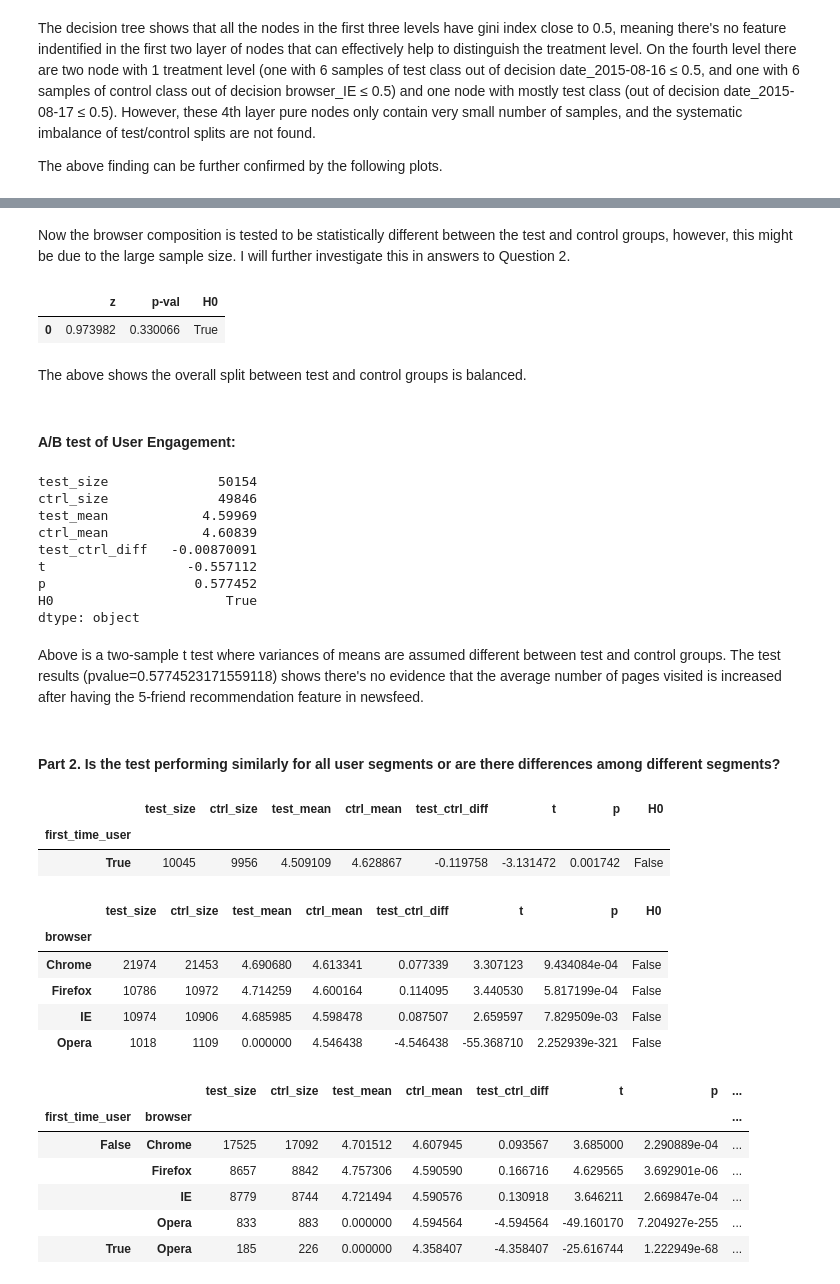
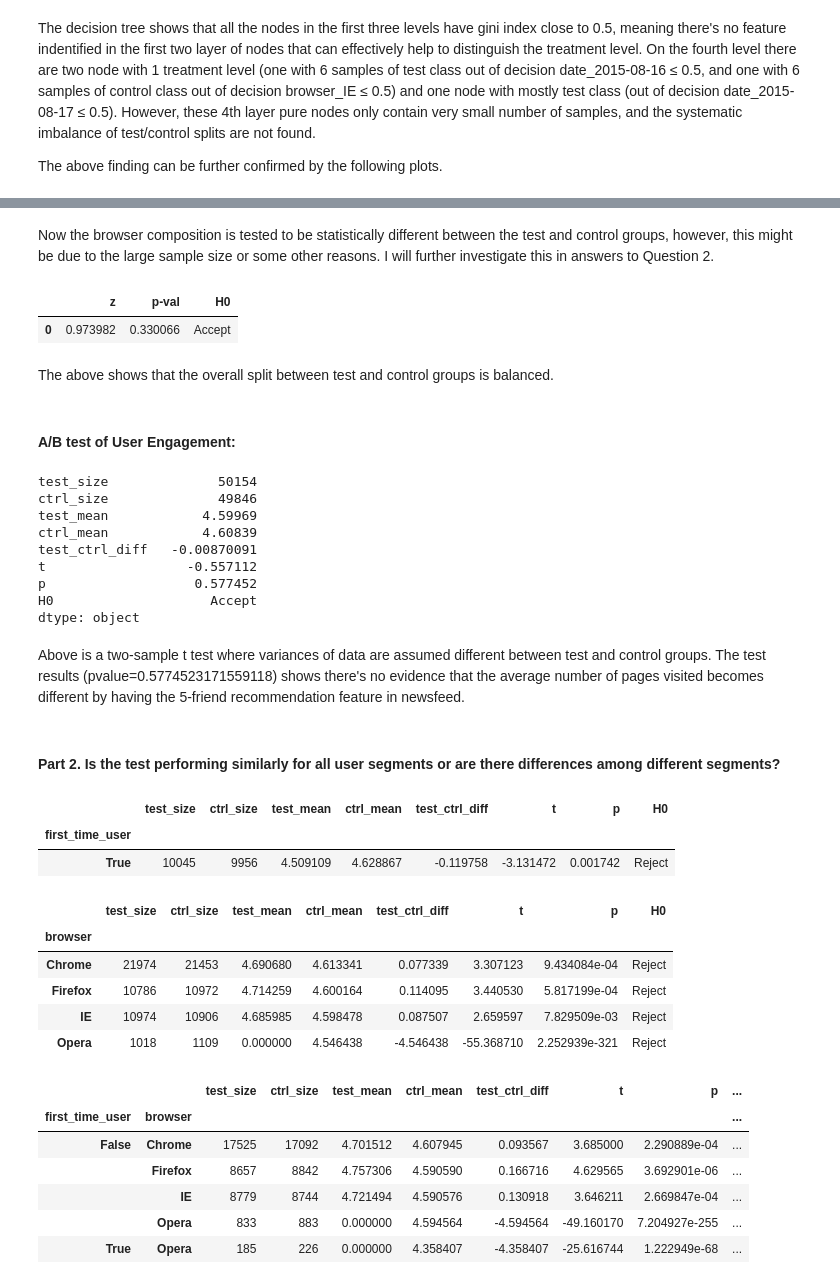
Before and after one commit to BarabaraLee/Data-Science-Projects, a Jupyter notebook: 5. User Engagement Test.ipynb, the cells around one changed output, grey strips where cells are left out. Drawn from its saved outputs; the diff is of its cells as text; code cells hidden in the pictures.

```diff
--- a/5. User Engagement Test.ipynb
+++ b/5. User Engagement Test.ipynb
@@ -207,5 +207,5 @@ test_of_same_proportions(merged, "test", ["0", "1"], ["browser", "date", "signup
 # %% [markdown]
-Now the browser composition is tested to be statistically different between the test and control groups, however, this might be due to the large sample size. I will further investigate this in answers to Question 2.
+Now the browser composition is tested to be statistically different between the test and control groups, however, this might be due to the large sample size or some other reasons. I will further investigate this in answers to Question 2.
 # %%
 def test_of_equal_sizes(data, label_col, classes):
     """Test to ensure same size of test and control groups, in order to maximize the
@@ -216,14 +216,14 @@ def test_of_equal_sizes(data, label_col, classes):
     p = 0.5
     z = (n1 - n * p) / np.sqrt(n * p * (1 - p))
     p = stats.norm.cdf(z) * 2 if z < 0 else (1 - stats.norm.cdf(z)) * 2
-    return pd.DataFrame([{"z":z, "p-val":p, "H0": False if p < 0.05 else True}])
+    return pd.DataFrame([{"z":z, "p-val":p, "H0": "Reject" if p < 0.05 else "Accept"}])
 
 test_of_equal_sizes(merged, "test", ["0", "1"])
 # %% [output]
 |  | z | p-val | H0 |
-| 0 | 0.973982 | 0.330066 | True |
+| 0 | 0.973982 | 0.330066 | Accept |
 # %% [markdown]
-The above shows the overall split between test and control groups is balanced.
+The above shows that the overall split between test and control groups is balanced.
 # %% [markdown]
 #### A/B test of User Engagement:
 # %%
@@ -237,7 +237,7 @@ def AB_test_two_sample_means(data, label_col, classes, metric_var):
 
     return pd.Series({"test_size": test_samples.shape[0], "ctrl_size": ctrl_samples.shape[0],
                       "test_mean": test_mean, "ctrl_mean": ctrl_mean, "test_ctrl_diff": test_ctrl_diff,
-                  "t": t, "p": p, "H0": p>=0.05})
+                  "t": t, "p": p, "H0": "Accept" if p>=0.05 else "Reject"})
 
 AB_test_two_sample_means(merged, "test", ["0", "1"], "pages_visited")
 # %% [output]
@@ -248,31 +248,31 @@ ctrl_mean            4.60839
 test_ctrl_diff   -0.00870091
 t                  -0.557112
 p                   0.577452
-H0                      True
+H0                    Accept
 dtype: object
 # %% [markdown]
-Above is a two-sample t test where variances of means are assumed different between test and control groups. The test results (pvalue=0.5774523171559118) shows there's no evidence that the average number of pages visited is increased after having the 5-friend recommendation feature in newsfeed.
+Above is a two-sample t test where variances of data are assumed different between test and control groups. The test results (pvalue=0.5774523171559118) shows there's no evidence that the average number of pages visited becomes different by having the 5-friend recommendation feature in newsfeed.
 # %% [markdown]
 #### Part 2. Is the test performing similarly for all user segments or are there differences among different segments?
 # %%
 ftu = merged.groupby("first_time_user")\
 .apply(lambda df: AB_test_two_sample_means(df, "test", ["0", "1"], "pages_visited"))
-ftu[ftu.H0==False]
+ftu[ftu.H0=="Reject"]
 # %% [output]
 |  | test_size | ctrl_size | test_mean | ctrl_mean | test_ctrl_diff | t | p | H0 |
 | first_time_user |  |  |  |  |  |  |  |  |
-| True | 10045 | 9956 | 4.509109 | 4.628867 | -0.119758 | -3.131472 | 0.001742 | False |
+| True | 10045 | 9956 | 4.509109 | 4.628867 | -0.119758 | -3.131472 | 0.001742 | Reject |
 # %%
 b = merged.groupby("browser")\
 .apply(lambda df: AB_test_two_sample_means(df, "test", ["0", "1"], "pages_visited"))
-b[b.H0==False]
+b[b.H0=="Reject"]
 # %% [output]
 |  | test_size | ctrl_size | test_mean | ctrl_mean | test_ctrl_diff | t | p | H0 |
 | browser |  |  |  |  |  |  |  |  |
-| Chrome | 21974 | 21453 | 4.690680 | 4.613341 | 0.077339 | 3.307123 | 9.434084e-04 | False |
-| Firefox | 10786 | 10972 | 4.714259 | 4.600164 | 0.114095 | 3.440530 | 5.817199e-04 | False |
-| IE | 10974 | 10906 | 4.685985 | 4.598478 | 0.087507 | 2.659597 | 7.829509e-03 | False |
-| Opera | 1018 | 1109 | 0.000000 | 4.546438 | -4.546438 | -55.368710 | 2.252939e-321 | False |
+| Chrome | 21974 | 21453 | 4.690680 | 4.613341 | 0.077339 | 3.307123 | 9.434084e-04 | Reject |
+| Firefox | 10786 | 10972 | 4.714259 | 4.600164 | 0.114095 | 3.440530 | 5.817199e-04 | Reject |
+| IE | 10974 | 10906 | 4.685985 | 4.598478 | 0.087507 | 2.659597 | 7.829509e-03 | Reject |
+| Opera | 1018 | 1109 | 0.000000 | 4.546438 | -4.546438 | -55.368710 | 2.252939e-321 | Reject |
 # %%
 ftu_b = merged.groupby(["first_time_user", "browser"])\
 .apply(lambda df: AB_test_two_sample_means(df, "test", ["0", "1"], "pages_visited"))
```
Also changed, not shown: parts of 13 cells of this notebook.
